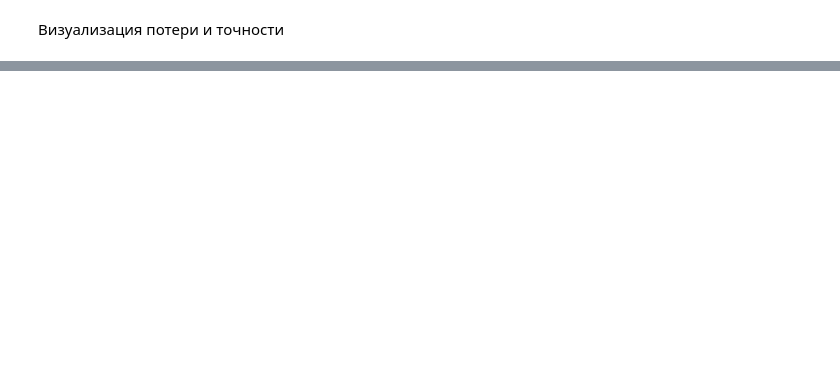
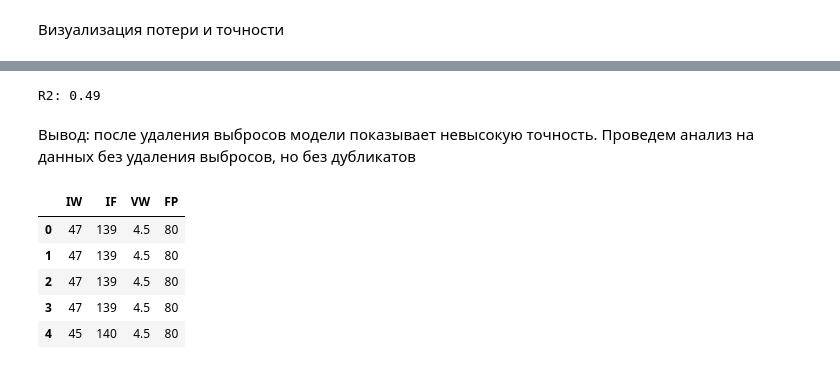
Before and after one commit to dessmound/rusakovglebbaumanproject, a Jupyter notebook: case3.ipynb, the cells around one changed output, grey strips where cells are left out. Saved outputs shown, nothing was run; the diff lists cells and outputs as text; code cells hidden in the pictures; blank space fills up the shorter version.

```diff
--- a/case3.ipynb
+++ b/case3.ipynb
@@ -399,2 +672,6 @@ print('Среднеквадратическая ошибка (RMSE):', np.sqrt(m
 # %%
-print('R2:', np.round(metrics.r2_score(y_test2,y_pred3), 2))
+print('R2:', np.round(metrics.r2_score(y_test, y_pred3), 2))
+# %% [output]
+R2: 0.49
+# %% [markdown]
+Вывод: после удаления выбросов модели показывает невысокую точность. Проведем анализ на данных без удаления выбросов, но без дубликатов
@@ -400,0 +683,9 @@ print('R2:', np.round(metrics.r2_score(y_test2,y_pred3), 2))
+# %%
+X2.head()
+# %% [output]
+|  | IW | IF | VW | FP |
+| 0 | 47 | 139 | 4.5 | 80 |
+| 1 | 47 | 139 | 4.5 | 80 |
+| 2 | 47 | 139 | 4.5 | 80 |
+| 3 | 47 | 139 | 4.5 | 80 |
+| 4 | 45 | 140 | 4.5 | 80 |
```
Also changed, not shown: parts of 133 cells of this notebook, 8 other files.
